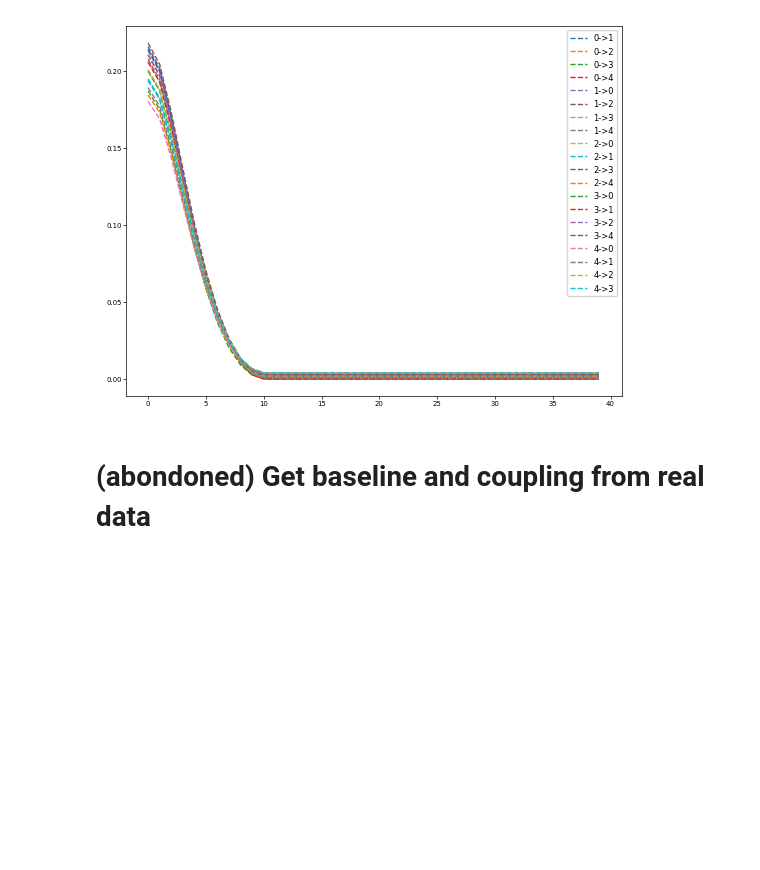
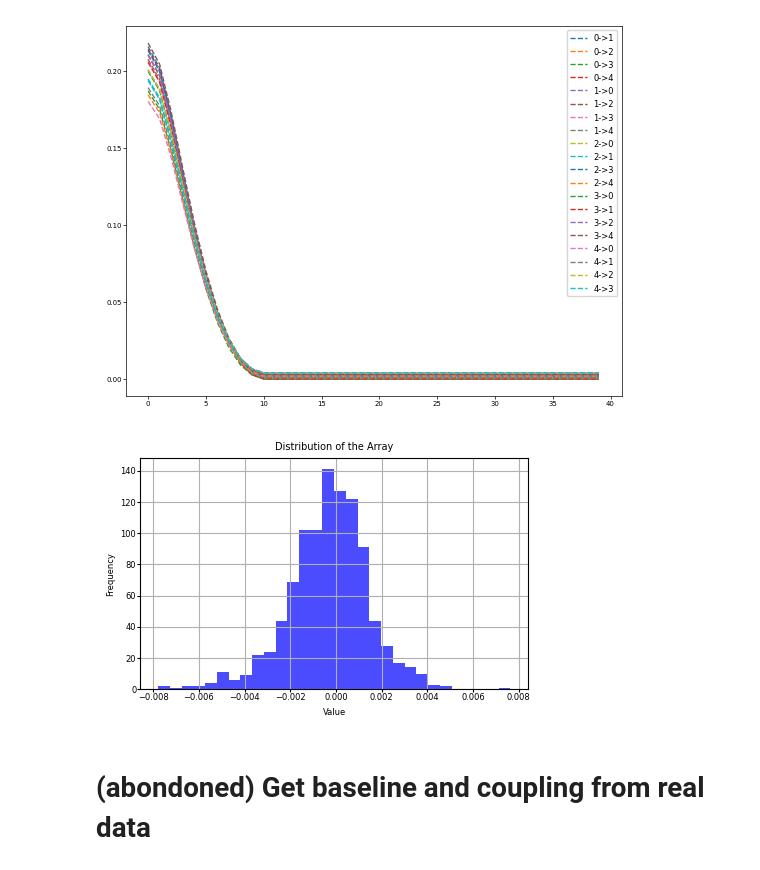
Before and after one commit to Qi-Xin/FC-GPFA, a Jupyter notebook: Decoder&Encoder.ipynb, the cells around one changed output. Drawn from its saved outputs; the diff is of its cells as text; code cells hidden in the pictures; blank space fills up the shorter version.

```diff
--- a/Decoder&Encoder.ipynb
+++ b/Decoder&Encoder.ipynb
@@ -669,6 +643,33 @@ plt.legend()
 plt.show()
 # %% [output]
 [figure]
+# %%
+loss_rcd = []
+loss_outputs = []
+for trial_to_plot in range(1000):
+
+    loss_rcd .append( model.criterion(torch.tensor(log_firing_rate_rcd[trial_to_plot,-1,gt_neuron_params['npadding']:], device=device),
+                        model.spikes[-1][trial_to_plot, -1, gt_neuron_params['npadding']:]).detach().cpu().numpy() )
+    loss_outputs .append( model.criterion(torch.tensor(model.log_firing_rate[-1].detach().cpu().numpy()[trial_to_plot, -1, :], device=device),
+                            model.spikes[-1][trial_to_plot, -1, gt_neuron_params['npadding']:]).detach().cpu().numpy() )
+
+import matplotlib.pyplot as plt
+
+# Convert the lists to numpy arrays for better performance with matplotlib
+loss_rcd_np = np.array(loss_rcd)
+loss_outputs_np = np.array(loss_outputs)
+
+
+# Plotting the distribution
+plt.figure(figsize=(5, 3))
+plt.hist(loss_rcd_np-loss_outputs_np, bins=30, alpha=0.7, color='blue')
+plt.title('Distribution of the Array')
+plt.xlabel('Value')
+plt.ylabel('Frequency')
+plt.grid(True)
+plt.show()
+# %% [output]
+[figure, added]
 # %% [markdown]
 # (abondoned) Get baseline and coupling from real data
 # %%
```
Also changed, not shown: parts of 4 cells of this notebook, 1 other file.
